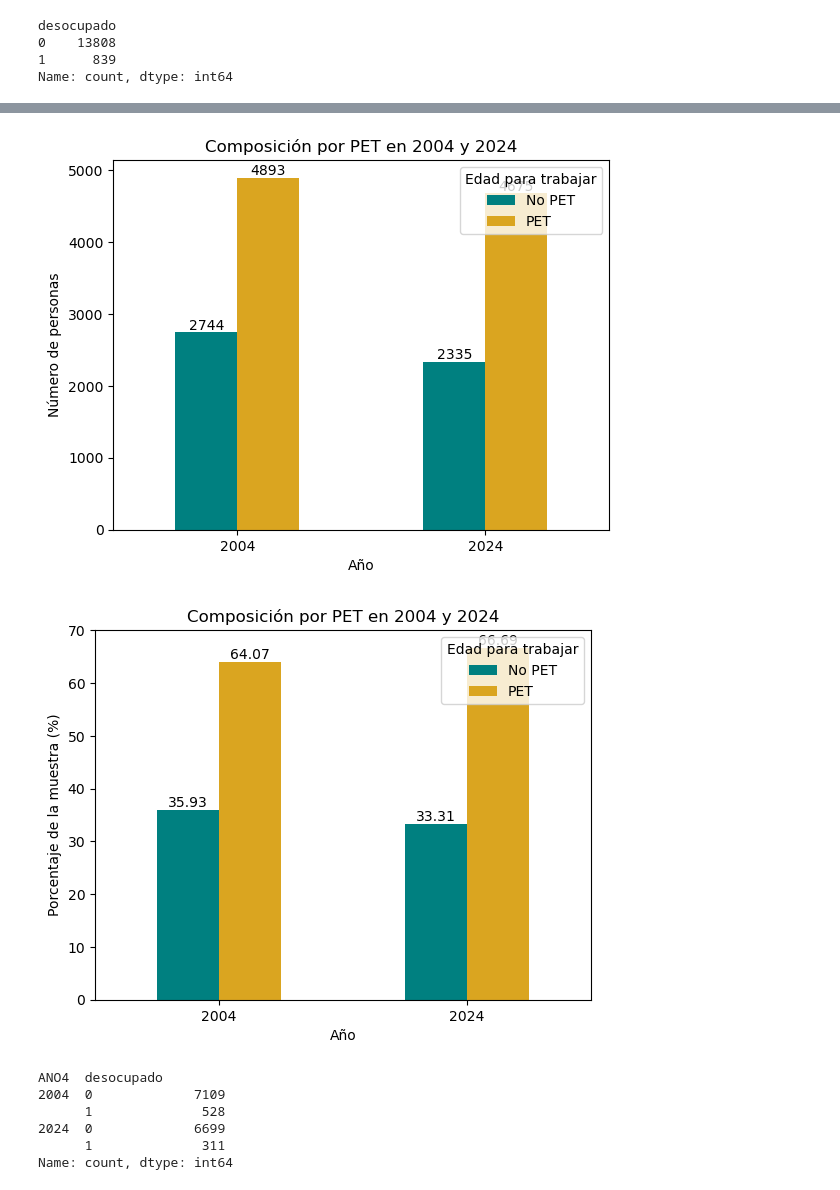
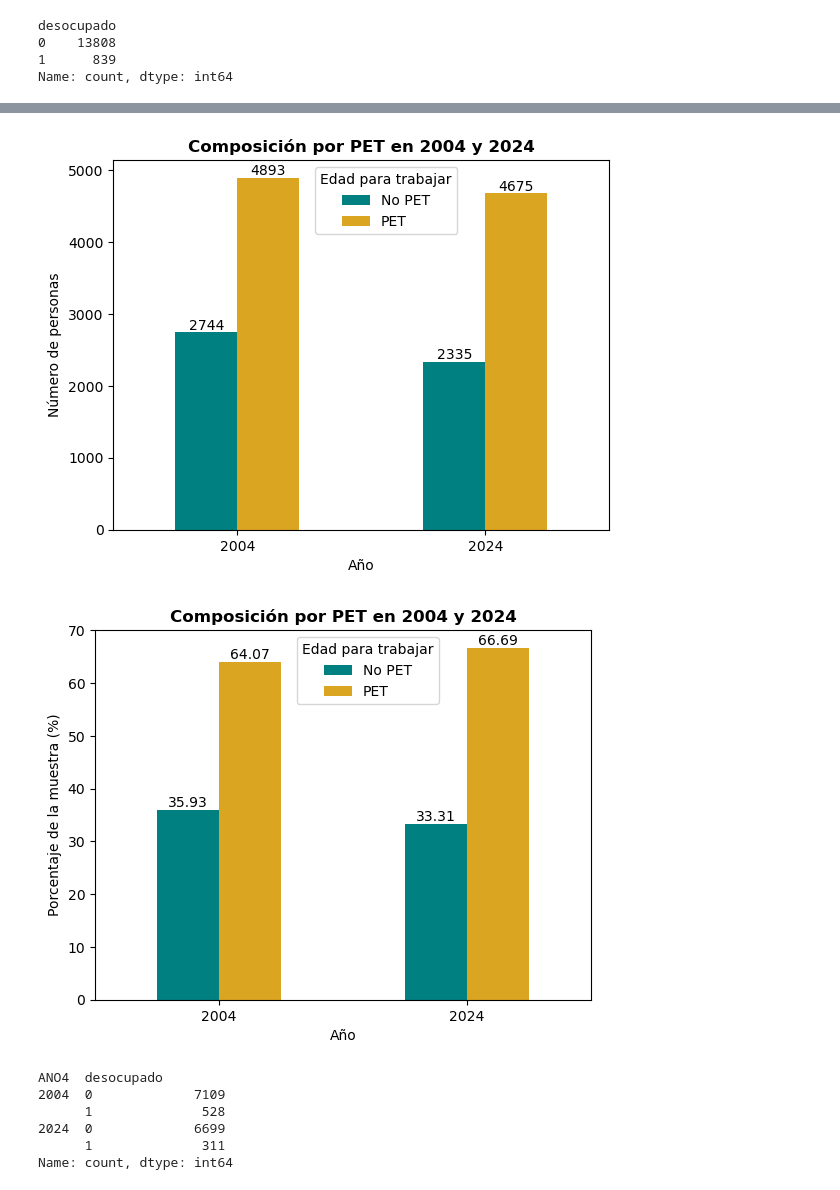
Before and after one commit to maggiecobb/CC408-T1-5, a Jupyter notebook: TP 3/Tp3.ipynb, the cells around one changed output, grey strips where cells are left out. Drawn from its saved outputs; the diff is of its cells as text; code cells hidden in the pictures.

```diff
--- a/TP 3/Tp3.ipynb
+++ b/TP 3/Tp3.ipynb
@@ -36,8 +36,8 @@ from sklearn.neighbors import KNeighborsClassifier
 #### Lectura del documento
 # %%
 ## 0. LECTURA DEL DOCUMENTO
-df2024 = pd.read_excel('C:/Users/SAMSUNG/Documents/GitHub/CC408-T1-5/TP 3/usu_individual_T124.xlsx')
-df2004 = pd.read_stata('C:/Users/SAMSUNG/Documents/GitHub/CC408-T1-5/TP 3/Individual_t104.dta')
+df2024 = pd.read_excel('C:/Users/magda/OneDrive/Documents/GitHub/CC408-T1-5/TP 3/usu_individual_T124.xlsx')
+df2004 = pd.read_stata('C:/Users/magda/OneDrive/Documents/GitHub/CC408-T1-5/TP 3/Individual_t104.dta')
 
 #Dirección de Maggie: "C:/Users/magda/OneDrive/Documents/GitHub/CC408-T1-5/TP 3"
 #Dirección de Peter: "C:/Users/SAMSUNG/Documents/GitHub/CC408-T1-5/TP 3/usu_individual_T124.xlsx"
@@ -714,11 +713,11 @@ print(f'Total PEA: {total_pea}')
 # Crear gráfico de barras
 colores = ["teal", "goldenrod"]
 ax = comp_pea_prop.plot(kind='bar', color=colores)
-ax.set_title('Composición por PEA en 2004 y 2024')
+ax.set_title('Composición por PEA en 2004 y 2024', fontdict={'fontsize': 12, 'fontweight': 'bold'})
 ax.set_xlabel('Año')
-ax.set_ylabel('Proporción de la muestra')
+ax.set_ylabel('Proporción de la muestra (%)')
 plt.xticks(rotation=0)
-plt.legend(['Inactivos', 'Activos'], title='Estado')
+plt.legend(['Inactivos', 'Activos'], title='Estado', loc='upper center', bbox_to_anchor=(0.5, 1.0), ncol=1)
 
 #Agregar etiquetas de altura a las barras
 for container in ax.containers:
@@ -774,11 +773,11 @@ labels= (comp_pet_prop)
 # Crear gráfico de barras
 colores = ["teal", "goldenrod"]
 ax = comp_pet.plot(kind='bar', color=colores)
-ax.set_title('Composición por PET en 2004 y 2024')
+ax.set_title('Composición por PET en 2004 y 2024', fontdict={'fontsize': 12, 'fontweight': 'bold'})
 ax.set_xlabel('Año')
 ax.set_ylabel('Número de personas')
 plt.xticks(rotation=0)
-plt.legend(['No PET', 'PET'], title='Edad para trabajar') #arreglar position
+plt.legend(['No PET', 'PET'], title='Edad para trabajar', loc='upper center', bbox_to_anchor=(0.55, 1.0), ncol=1) #arreglar position
 
 #Agregar etiquetas de altura a las barras
 for container in ax.containers:
@@ -788,26 +787,26 @@ for container in ax.containers:
 
 plt.show()
 # %% [output]
-[figure, old version]
+[figure, new version]
 # %%
 # Crear gráfico de barras
 colores = ["teal", "goldenrod"]
 ax = comp_pet_prop.plot(kind='bar', color=colores)
-ax.set_title('Composición por PET en 2004 y 2024')
+ax.set_title('Composición por PET en 2004 y 2024', fontdict={'fontsize': 12, 'fontweight': 'bold'})
 ax.set_xlabel('Año')
 ax.set_ylabel('Porcentaje de la muestra (%)')
 plt.xticks(rotation=0)
-plt.legend(['No PET', 'PET'], title='Edad para trabajar') #arreglar position
+plt.legend(['No PET', 'PET'], title='Edad para trabajar', loc='upper center', bbox_to_anchor=(0.55, 1.0), ncol=1) #arreglar position
 
 #Agregar etiquetas de altura a las barras
 for container in ax.containers:
      ax.bar_label(container)
 
 #me gustaria redondear mejor las etiquetas pero no me sale
 
 plt.show()
 # %% [output]
-[figure, old version]
+[figure, new version]
 # %%
 respondieron["desocupado"].groupby(respondieron["ANO4"]).value_counts()
 # %% [output]
```
Also changed, not shown: parts of 34 cells of this notebook.
